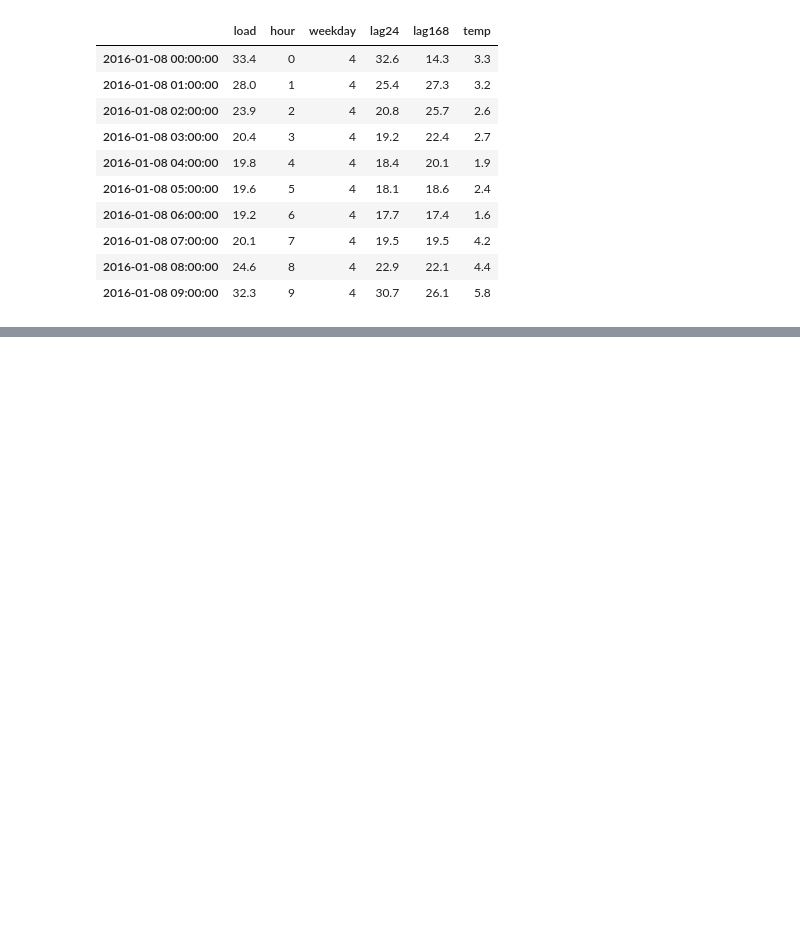
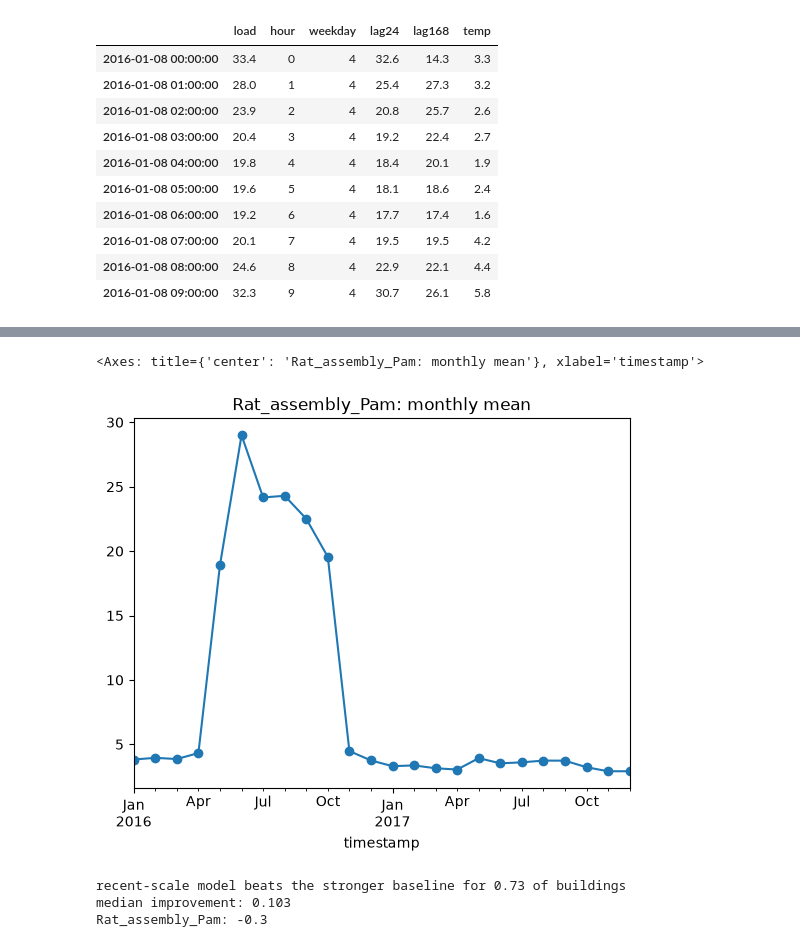
Before and after one commit to sevilkhojasteh/building-energy-trust, a Jupyter notebook: notebooks/02_first_model.ipynb, the cells around one changed output, grey strips where cells are left out. Cells and saved outputs as stored; diff of their text form; code cells hidden in the pictures; blank space fills up the shorter version.

```diff
--- a/notebooks/02_first_model.ipynb
+++ b/notebooks/02_first_model.ipynb
@@ -68,0 +202,5 @@ print("model MAE:", round(mae_model, 2), " | baselines: last week 3.42, yesterda
+# %%
+df_clean["Rat_assembly_Pam"].resample("MS").mean().plot(marker="o", title="Rat_assembly_Pam: monthly mean")
+# %% [output]
+<Axes: title={'center': 'Rat_assembly_Pam: monthly mean'}, xlabel='timestamp'>
+[figure, added]
@@ -68,0 +209,35 @@ print("model MAE:", round(mae_model, 2), " | baselines: last week 3.42, yesterda
+# %%
+def make_features(b):
+    site = b.split("_")[0]
+    s = df_clean[b]
+    recent = s.shift(24).rolling(168, min_periods=24).mean()
+    recent = recent.where(recent > 0.01)
+    return pd.DataFrame({"building": b, "load": s, "hour": s.index.hour,
+                         "weekday": s.index.weekday, "lag24": s.shift(24),
+                         "lag168": s.shift(168), "temp": temp[site], "scale": recent})
+
+data = pd.concat([make_features(b) for b in sample])
+for col in ["load", "lag24", "lag168"]:
+    data[col + "_n"] = data[col] / data["scale"]
+
+train = data[data.index.year == 2016].dropna(subset=["load_n"])
+test = data[data.index.year == 2017].dropna(subset=["load", "scale"]).copy()
+
+features_n = ["hour", "weekday", "lag24_n", "lag168_n", "temp"]
+model_r = HistGradientBoostingRegressor(random_state=0)
+model_r.fit(train[features_n], train["load_n"])
+test["pred"] = model_r.predict(test[features_n]) * test["scale"]
+
+by_b = test.groupby("building")
+mae_model = by_b.apply(lambda g: (g["load"] - g["pred"]).abs().mean())
+best_base = np.minimum(by_b.apply(lambda g: (g["load"] - g["lag24"]).abs().mean()),
+                       by_b.apply(lambda g: (g["load"] - g["lag168"]).abs().mean()))
+improve = (best_base - mae_model) / best_base
+
+print("recent-scale model beats the stronger baseline for", (improve > 0).mean().round(2), "of buildings")
+print("median improvement:", improve.median().round(3))
+print("Rat_assembly_Pam:", improve["Rat_assembly_Pam"].round(2))
+# %% [output]
+recent-scale model beats the stronger baseline for 0.73 of buildings
+median improvement: 0.103
+Rat_assembly_Pam: -0.3
```
Also changed, not shown: parts of 11 cells of this notebook, 1 other file.
